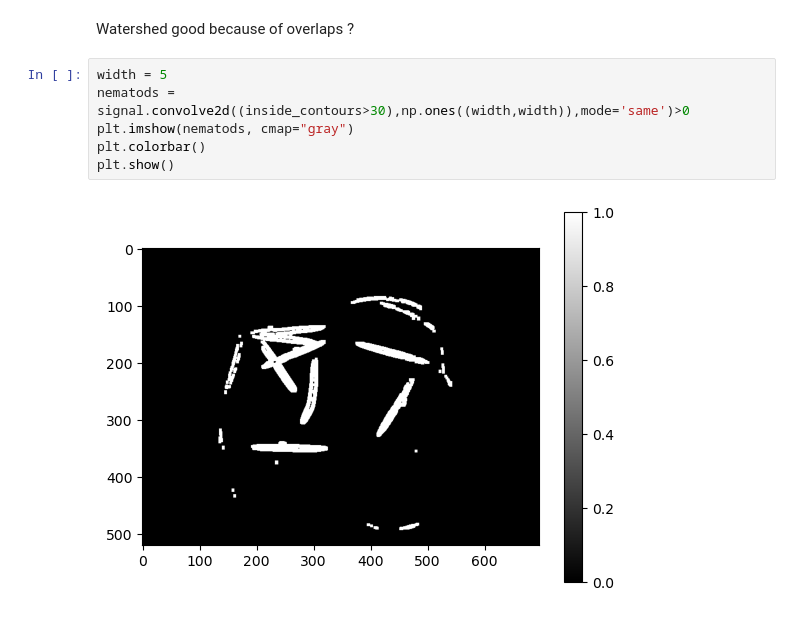
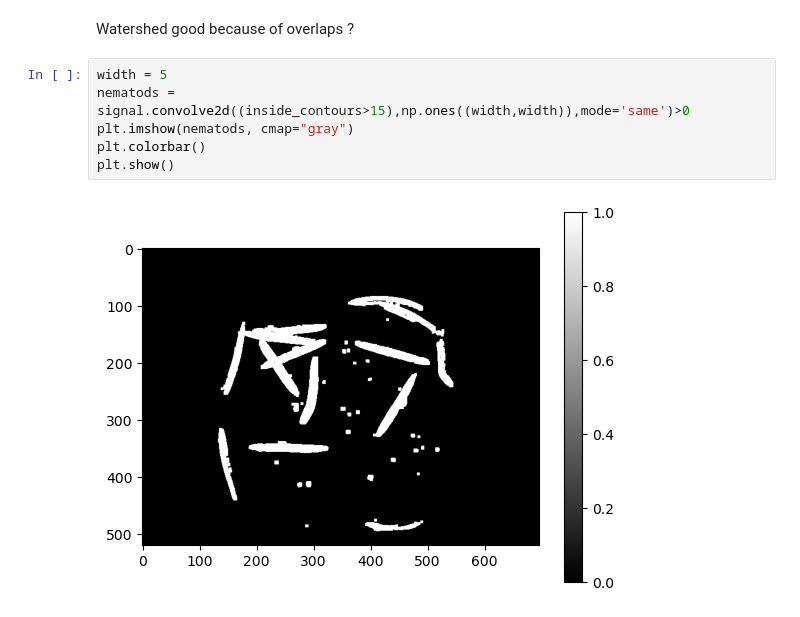
Before and after one commit to Lilian-GA/Nematode_status_assay, a Jupyter notebook: one_image_test.ipynb, the cells around one changed output. Cells and saved outputs as stored; diff of their text form.

```diff
--- a/one_image_test.ipynb
+++ b/one_image_test.ipynb
@@ -208,9 +208,9 @@ plt.show()
 Watershed good because of overlaps ?
 # %%
 width = 5
-nematods = signal.convolve2d((inside_contours>30),np.ones((width,width)),mode='same')>0
+nematods = signal.convolve2d((inside_contours>15),np.ones((width,width)),mode='same')>0
 plt.imshow(nematods, cmap="gray")
 plt.colorbar()
 plt.show()
 # %% [output]
-[figure, old version]
+[figure, new version]
```
Also changed, not shown: parts of 2 cells of this notebook, 1 other file.
